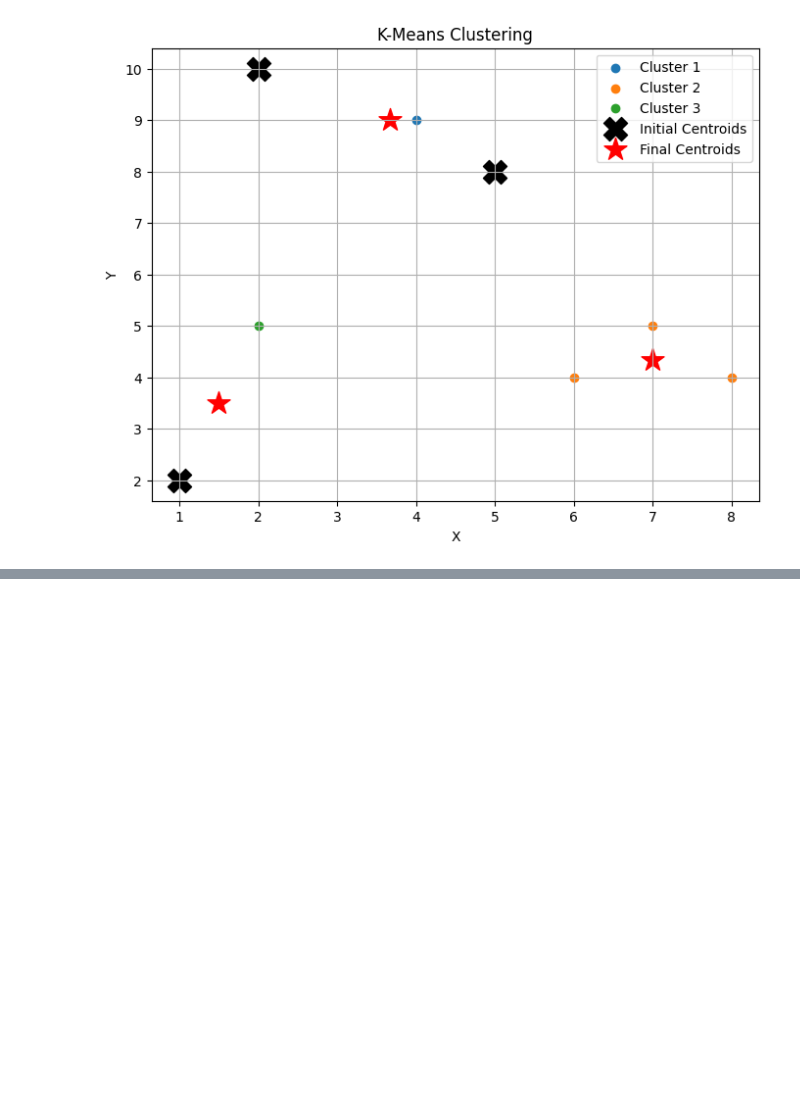
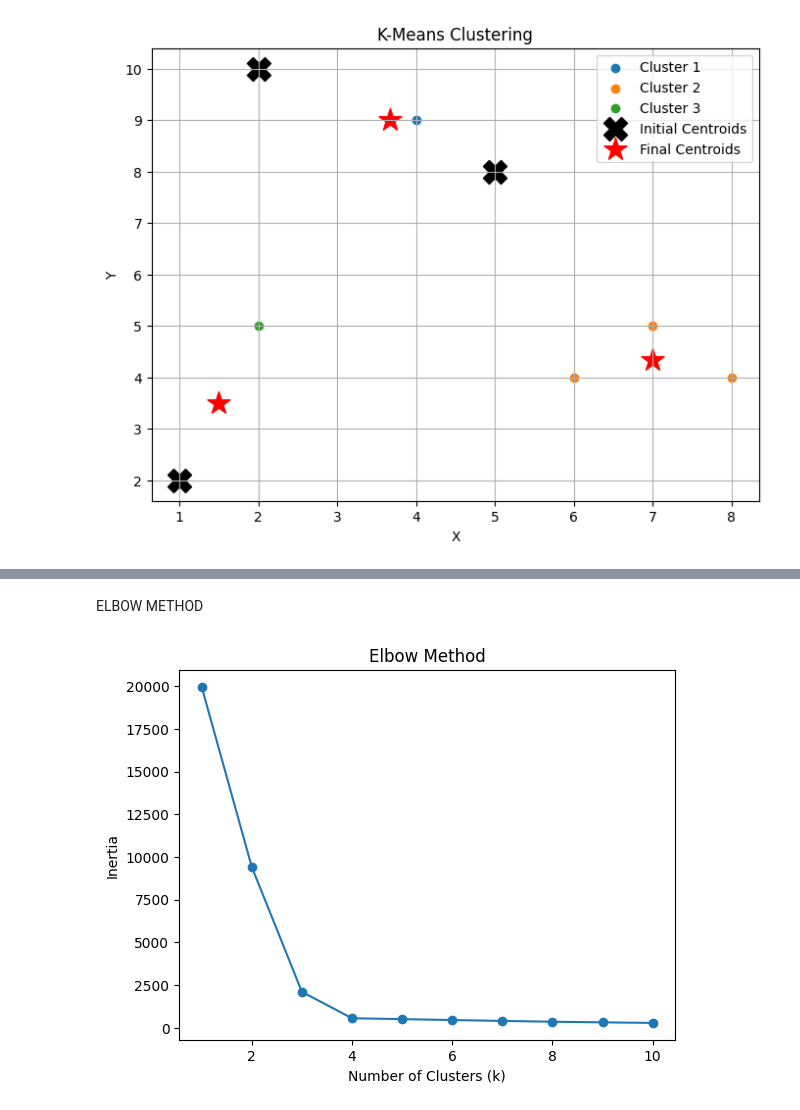
Before and after one commit to Prateek-Poonia/Unsupervised-Machine-Learning, a Jupyter notebook: K_Means.ipynb, the cells around one changed output, grey strips where cells are left out. Cells and saved outputs as stored; diff of their text form; code cells hidden in the pictures; blank space fills up the shorter version.

```diff
--- a/K_Means.ipynb
+++ b/K_Means.ipynb
@@ -165,0 +216,23 @@ plt.show()
+# %% [markdown]
+ELBOW METHOD
+# %%
+from sklearn.cluster import KMeans
+from sklearn.datasets import make_blobs # Import make_blobs
+import matplotlib.pyplot as plt
+
+X,y = make_blobs(n_samples=300, centers=4, random_state=42)
+
+inertia = []
+k_range = range(1,11)
+for k in k_range:
+  kmeans = KMeans(n_clusters=k, random_state=42)
+  kmeans.fit(X)
+  inertia.append(kmeans.inertia_)
+
+plt.plot(k_range, inertia, marker='o')
+plt.xlabel('Number of Clusters (k)')
+plt.ylabel('Inertia')
+plt.title('Elbow Method')
+plt.show()
+# %% [output]
+[figure, added]
```
Also changed, not shown: parts of 2 cells of this notebook.
